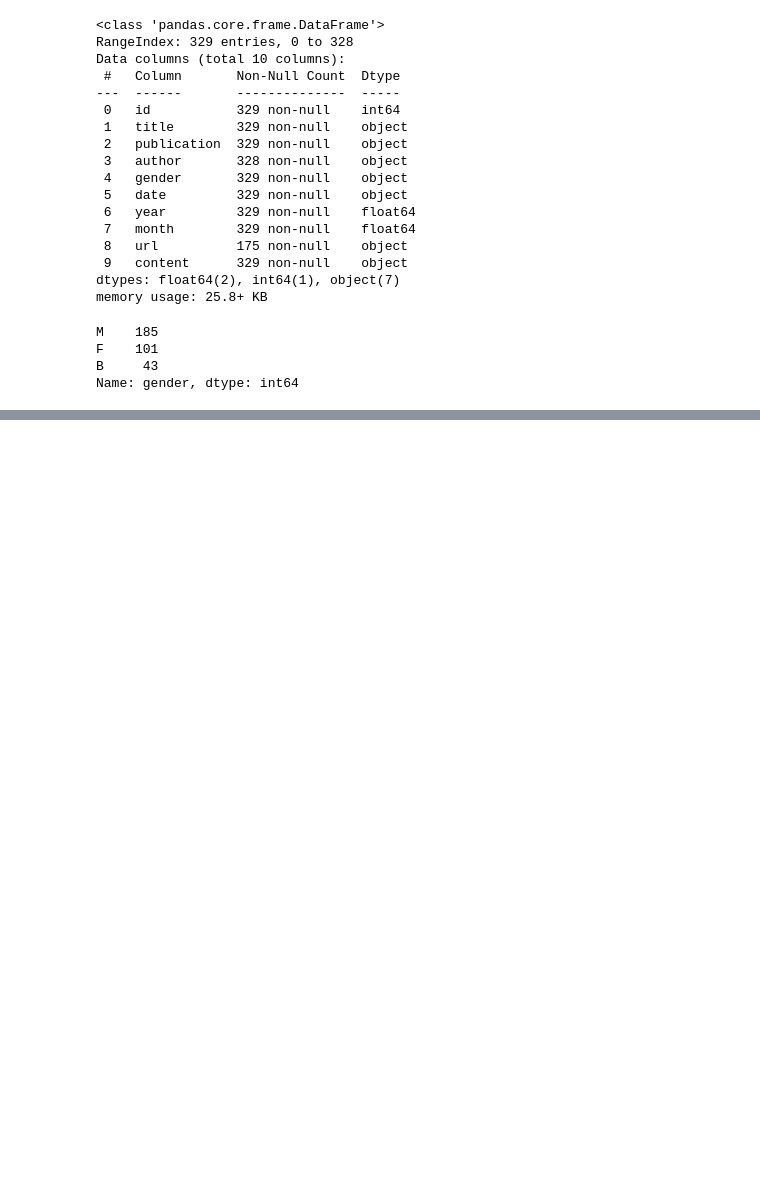
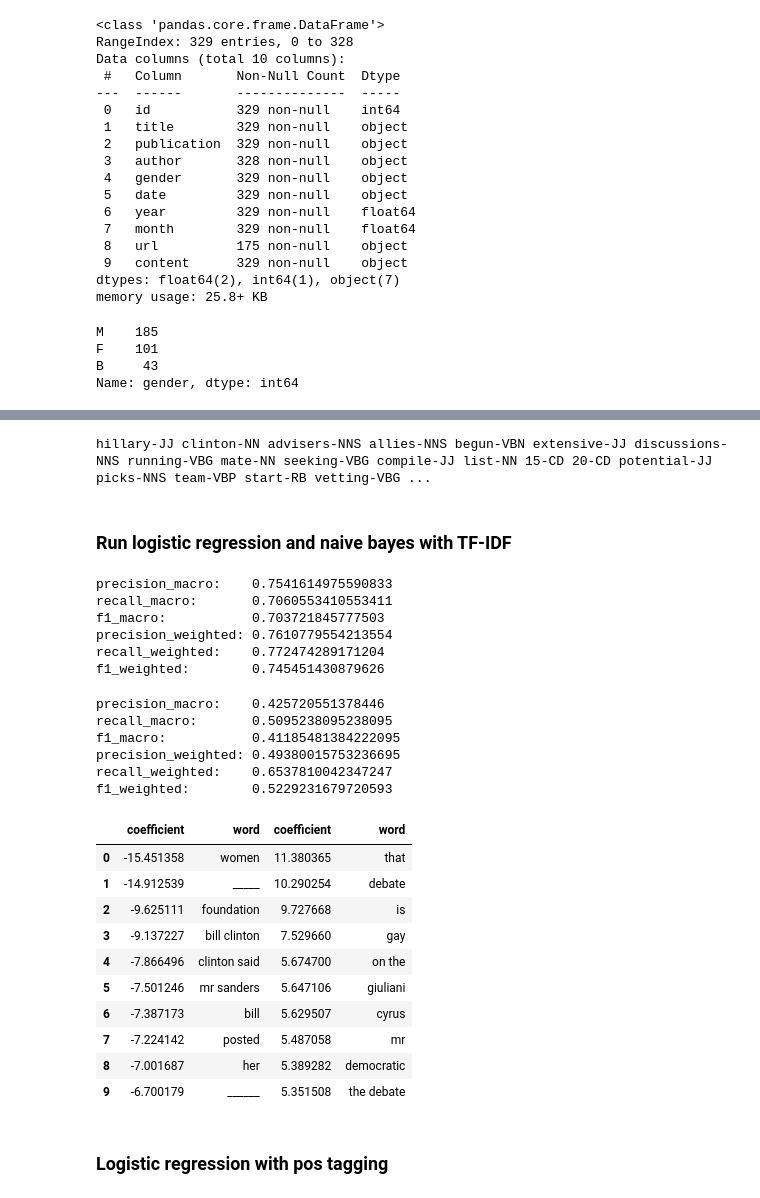
Before and after one commit to maxpeng041/news-article-analysis, a Jupyter notebook: news_article_analysis.ipynb, the cells around one changed output, grey strips where cells are left out. Drawn from its saved outputs; the diff is of its cells as text; code cells hidden in the pictures; blank space fills up the shorter version.

Commit message:
pmi + pos tagging + fine tune logistic regression

```diff
--- a/news_article_analysis.ipynb
+++ b/news_article_analysis.ipynb
@@ -305,3 +176,0 @@ print(tfidf_data)
-# %%
-pd.set_option('display.max_colwidth', 1000)
-tfidf_data[['title', 'TF-IDF features']].sample(5).reset_index()
@@ -315,2 +176,0 @@ tfidf_data[['title', 'TF-IDF features']].sample(5).reset_index()
-# %%
-pd.set_option('display.max_colwidth', 50)
@@ -402,0 +177,2 @@ Average recall: 0.5
+# %%
+clinton_data_binary = clinton_data_gender[clinton_data_gender['gender']!='B']
@@ -402,0 +314,6 @@ Average recall: 0.5
+# %%
+print(article_contents[0][:1000])
+# %% [output]
+hillary-JJ clinton-NN advisers-NNS allies-NNS begun-VBN extensive-JJ discussions-NNS running-VBG mate-NN seeking-VBG compile-JJ list-NN 15-CD 20-CD potential-JJ picks-NNS team-VBP start-RB vetting-VBG ...
+# %% [markdown]
+### Run logistic regression and naive bayes with TF-IDF
@@ -402,0 +332,56 @@ Average recall: 0.5
+# %%
+X = clinton_data_binary['content']
+y = clinton_data_binary['gender']
+
+vectorizer = TfidfVectorizer(lowercase=True, ngram_range=(1, 2), max_features=10000)
+vectorizer.fit(X)
+X_tfidf = vectorizer.transform(X)
+
+lr_model = LogisticRegression(C=10000)
+
+scores = cross_validate(lr_model, X_tfidf, y, scoring=scoring, cv=5)
+print_scores(scores)
+# %% [output]
+precision_macro:    0.7541614975590833
+recall_macro:       0.7060553410553411
+f1_macro:           0.703721845777503
+precision_weighted: 0.7610779554213554
+recall_weighted:    0.772474289171204
+f1_weighted:        0.745451430879626
+# %%
+nb_model = MultinomialNB(alpha=1)
+
+scores = cross_validate(nb_model, X_tfidf, y, scoring=scoring, cv=5)
+print_scores(scores)
+# %% [output]
+precision_macro:    0.425720551378446
+recall_macro:       0.5095238095238095
+f1_macro:           0.41185481384222095
+precision_weighted: 0.49380015753236695
+recall_weighted:    0.6537810042347247
+f1_weighted:        0.5229231679720593
+# %%
+lr_model = LogisticRegression(C=10000)
+lr_model.fit(X_tfidf, y)
+
+feature_names = vectorizer.get_feature_names()
+coefs_with_fns = sorted(zip(lr_model.coef_[0], feature_names))
+coef_word=pd.DataFrame(coefs_with_fns)
+coef_word.columns='coefficient','word'
+most_pos = coef_word.sort_values(by='coefficient', ascending=True).head(10).reset_index(drop=True)
+most_neg = coef_word.sort_values(by='coefficient', ascending=False).head(10).reset_index(drop=True)
+pd.concat([most_pos, most_neg], axis=1)
+# %% [output]
+|  | coefficient | word | coefficient | word |
+| 0 | -15.451358 | women | 11.380365 | that |
+| 1 | -14.912539 | _____ | 10.290254 | debate |
+| 2 | -9.625111 | foundation | 9.727668 | is |
+| 3 | -9.137227 | bill clinton | 7.529660 | gay |
+| 4 | -7.866496 | clinton said | 5.674700 | on the |
+| 5 | -7.501246 | mr sanders | 5.647106 | giuliani |
+| 6 | -7.387173 | bill | 5.629507 | cyrus |
+| 7 | -7.224142 | posted | 5.487058 | mr |
+| 8 | -7.001687 | her | 5.389282 | democratic |
+| 9 | -6.700179 | ______ | 5.351508 | the debate |
+# %% [markdown]
+### Logistic regression with pos tagging
```
Also changed, not shown: parts of 35 cells of this notebook, 1 other file.
